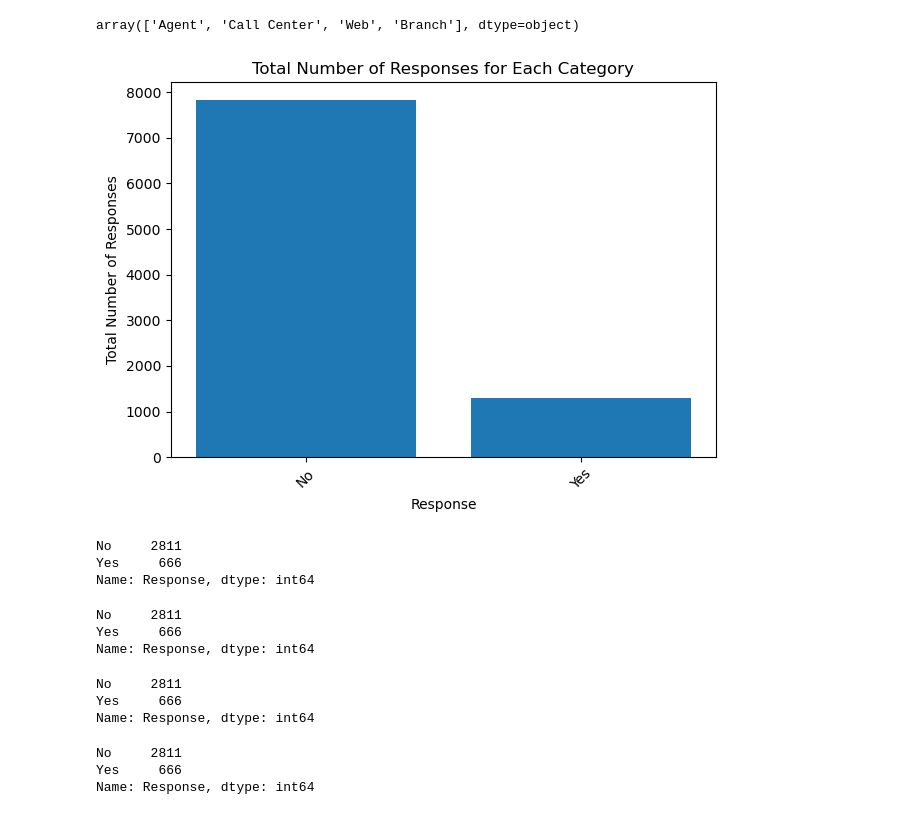
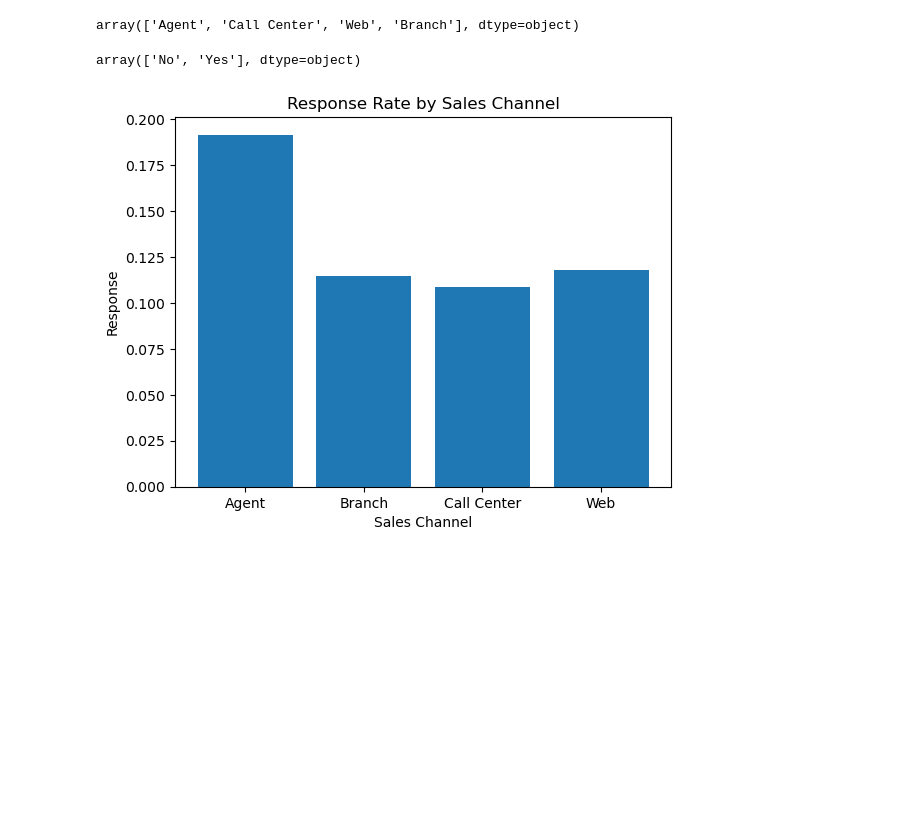
Before and after one commit to HeloisaBal/lab-customer-analysis-round-3, a Jupyter notebook: Lab Day 3 - Morning - Final.ipynb, the cells around one changed output. Cells and saved outputs as stored; diff of their text form; code cells hidden in the pictures; blank space fills up the shorter version.

```diff
--- a/Lab Day 3 - Morning - Final.ipynb
+++ b/Lab Day 3 - Morning - Final.ipynb
@@ -87,55 +86,20 @@ plt.show()
 data["Sales Channel"].unique()
 # %% [output]
 array(['Agent', 'Call Center', 'Web', 'Branch'], dtype=object)
+# %%
+data['Response'].unique()
+# %% [output]
+array(['No', 'Yes'], dtype=object)
+# %%
+response_mapping = {'No': 0, 'Yes': 1}
+data['Response'] = data['Response'].map(response_mapping)
 # %%
-response_counts = data['Response'].value_counts()
+response_rate_by_channel = data.groupby('Sales Channel')['Response'].mean().reset_index()
 
-
-unique_responses = response_counts.index.tolist()
-counts = response_counts.tolist()
-
-
-plt.bar(unique_responses, counts)
-
-plt.xlabel("Response")
-plt.ylabel("Total Number of Responses")
-plt.title("Total Number of Responses for Each Category")
-
-plt.xticks(rotation=45)
-
-plt.tight_layout()
+plt.bar(response_rate_by_channel['Sales Channel'], response_rate_by_channel['Response'])
+plt.xlabel('Sales Channel')
+plt.ylabel('Response')
+plt.title('Response Rate by Sales Channel')
 plt.show()
 # %% [output]
-[figure, old version]
+[figure, new version]
-# %%
-filtered_agent = data[data['Sales Channel'] == 'Agent']
-response_counts_agent = filtered_agent['Response'].value_counts()
-response_counts_agent
-# %% [output]
-No     2811
-Yes     666
-Name: Response, dtype: int64
-# %%
-filtered_CC = data[data['Sales Channel'] == 'Call Center']
-response_counts_agent = filtered_agent['Response'].value_counts()
-response_counts_agent
-# %% [output]
-No     2811
-Yes     666
-Name: Response, dtype: int64
-# %%
-filtered_Web = data[data['Sales Channel'] == 'Web']
-response_counts_agent = filtered_agent['Response'].value_counts()
-response_counts_agent
-# %% [output]
-No     2811
-Yes     666
-Name: Response, dtype: int64
-# %%
-filtered_Branch = data[data['Sales Channel'] == 'Branch']
-response_counts_agent = filtered_agent['Response'].value_counts()
-response_counts_agent
-# %% [output]
-No     2811
-Yes     666
-Name: Response, dtype: int64
```
Also changed, not shown: parts of 8 cells of this notebook.
